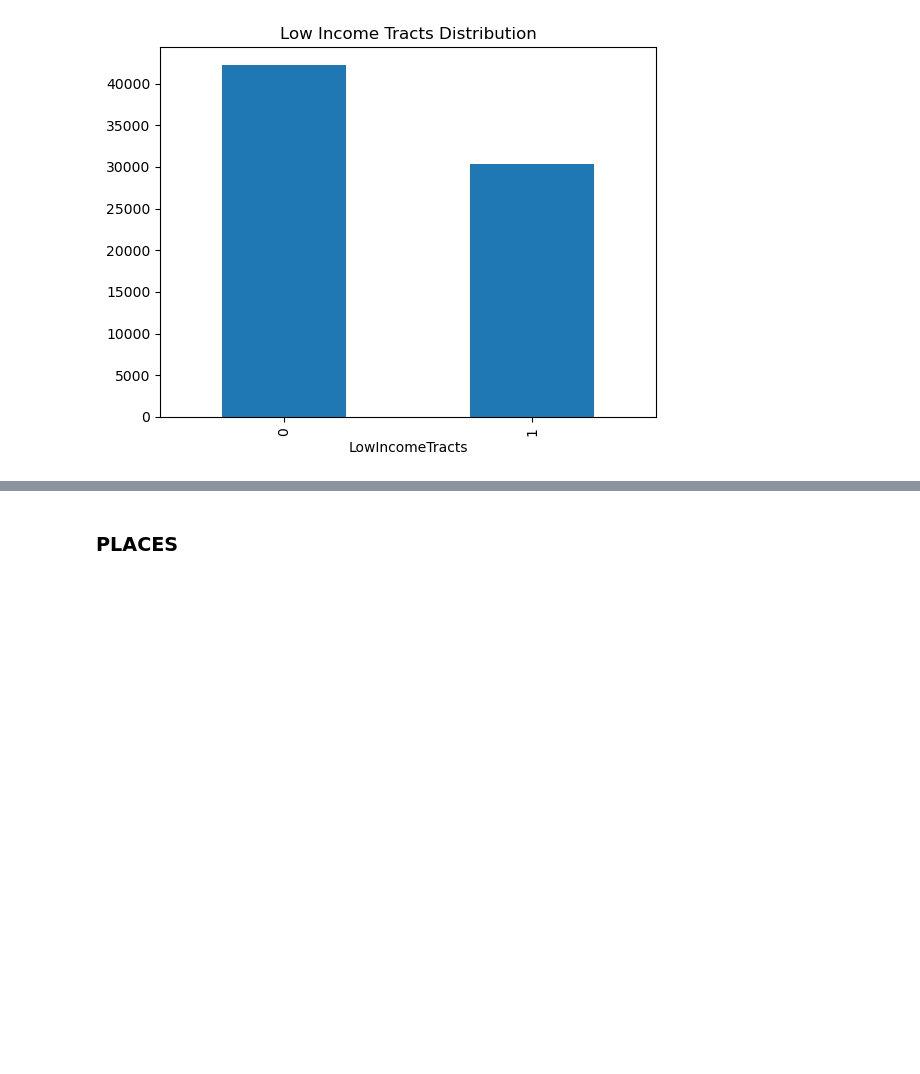
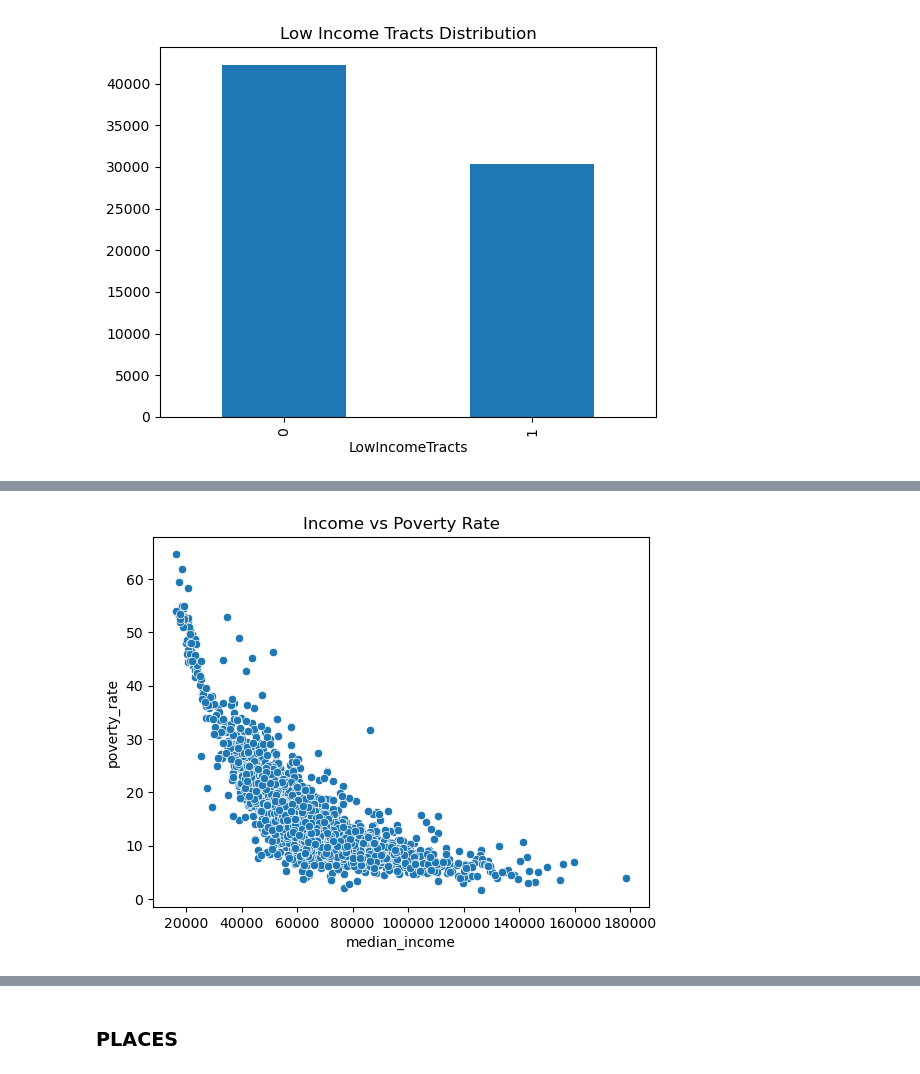
Before and after one commit to svthaker/ADS508Group3, a Jupyter notebook: NutriAccessAnalytics.ipynb, the cells around one changed output, grey strips where cells are left out. Cells and saved outputs as stored; diff of their text form; code cells hidden in the pictures; blank space fills up the shorter version.

```diff
--- a/NutriAccessAnalytics.ipynb
+++ b/NutriAccessAnalytics.ipynb
@@ -92,0 +204,12 @@ plt.show()
+# %%
+# Povertry vs income
+
+sns.scatterplot(
+    data=census,
+    x='median_income',
+    y='poverty_rate'
+)
+plt.title("Income vs Poverty Rate")
+plt.show()
+# %% [output]
+[figure, added]
```
Also changed, not shown: parts of 29 cells of this notebook, 3 other files.
